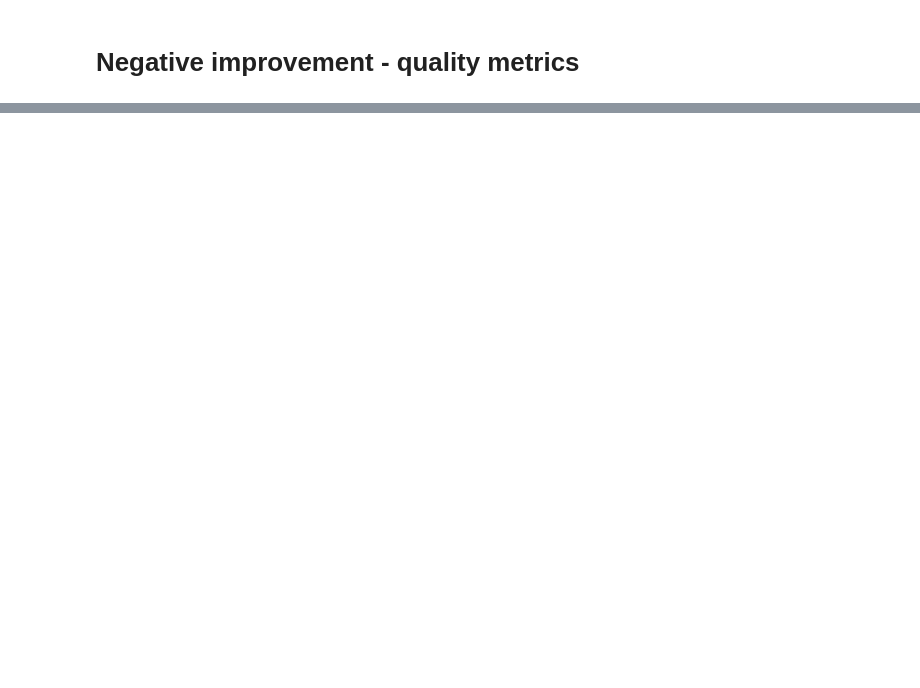
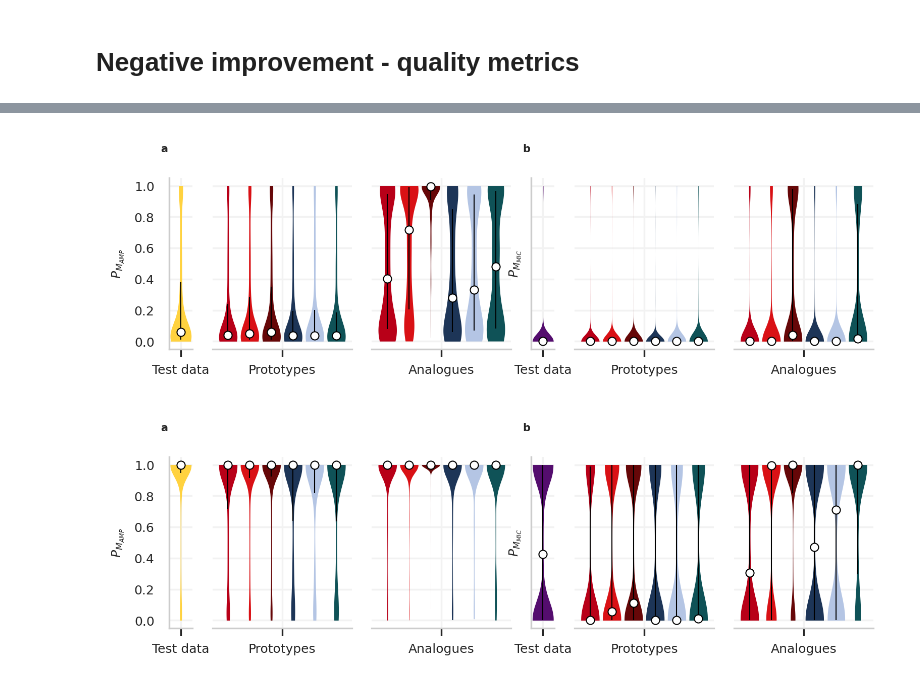
Before and after one commit to szczurek-lab/hydramp, a Jupyter notebook: scripts/figures/AnalogueGeneration_Conditions.ipynb, the cells around one changed output, grey strips where cells are left out. Cells and saved outputs as stored; diff of their text form; code cells hidden in the pictures; blank space fills up the shorter version.

```diff
--- a/scripts/figures/AnalogueGeneration_Conditions.ipynb
+++ b/scripts/figures/AnalogueGeneration_Conditions.ipynb
@@ -572,0 +411,14 @@ fig.savefig("../figures/Fig2_Legend.svg")
+# %%
+pos_amp, pos_mic, neg_amp, neg_mic, pos_data, neg_data = get_data(results, 'improvement')
+
+fig = plot_classifier_distribution(neg_data, neg_amp, neg_mic)
+plt.show()
+fig.savefig("../../figures/NegImprovement.svg")
+
+
+fig = plot_classifier_distribution(pos_data, pos_amp, pos_mic)
+plt.show()
+fig.savefig("../../figures/PosImprovement.svg")
+# %% [output]
+[figure, added]
+[figure, added]
```
Also changed, not shown: parts of 20 cells of this notebook, 7 other files.
